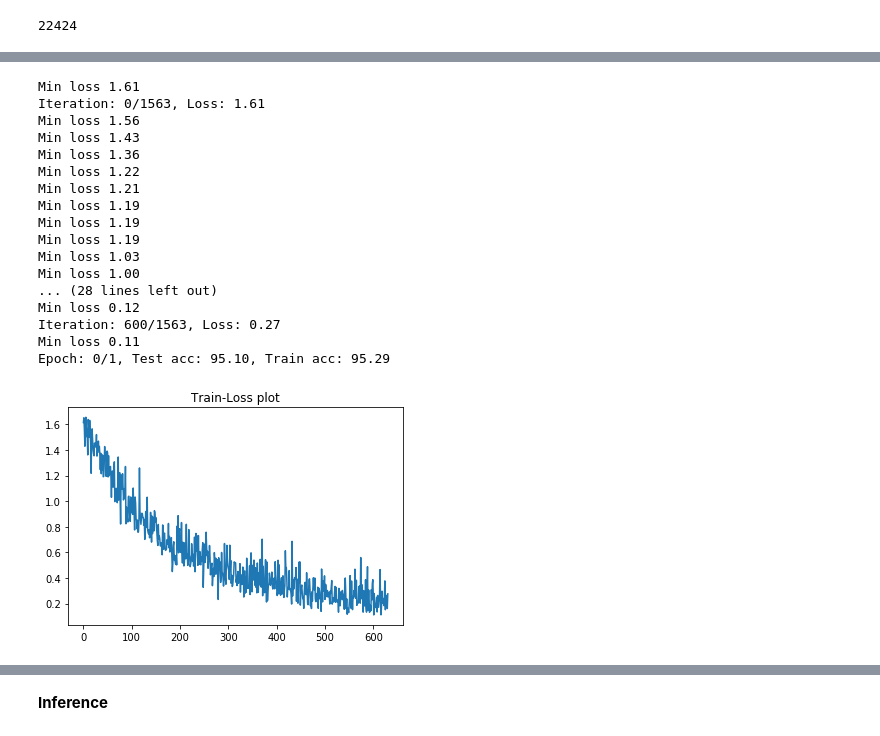
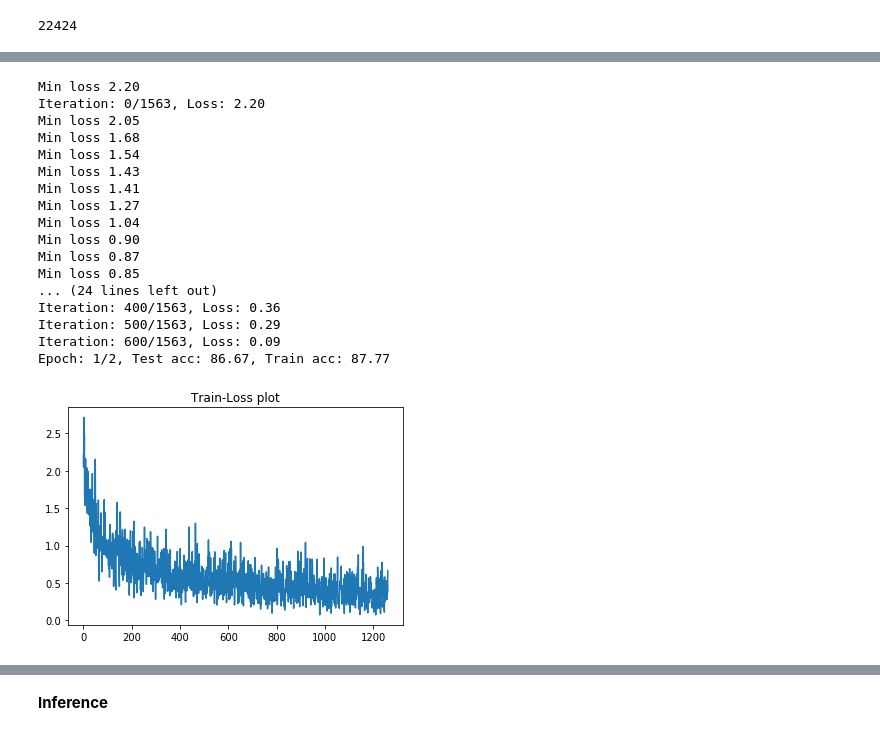
Before and after one commit to biku1998/Driver_Activity_Detection, a Jupyter notebook: Driver_activity_recognition.ipynb, the cells around one changed output, grey strips where cells are left out. Cells and saved outputs as stored; diff of their text form; code cells hidden in the pictures.

```diff
--- a/Driver_activity_recognition.ipynb
+++ b/Driver_activity_recognition.ipynb
@@ -74,7 +118,7 @@ cuda:0
 # %%
 transforms_full = transforms.Compose([
     transforms.Resize([256, 256]),
-    transforms.RandomCrop(224),
+    transforms.RandomCrop(128),
     transforms.RandomHorizontalFlip(),
     transforms.ToTensor()
     ])
@@ -86,7 +130,7 @@ len(full_data_dataset)
 # %% [output]
 22424
 # %%
-train_size = int(0.9 * len(full_data_dataset))
+train_size = int(0.8 * len(full_data_dataset))
 val_size = len(full_data_dataset) - train_size
 # %%
 train_data, validation_data = random_split(full_data_dataset, [train_size, val_size])
@@ -164,7 +206,7 @@ tensor([[ 0.3447, -0.0175, -0.0321,  0.1143,  0.1106,  0.0175, -0.3251, -0.2075,
 # %%
 def evaluation(dataloader, model):
     total, correct = 0, 0
-    for data in tqdm(dataloader,leave = False):
+    for data in tqdm(dataloader,leave = False,unit = " samples "):
         inputs, labels = data
         inputs, labels = inputs.to(device), labels.to(device)
         outputs = model(inputs)
@@ -263,41 +322,56 @@ model_resnet_50.load_state_dict(best_model_resent_50)
 torch.save(model_resnet_50.state_dict(),"./Models/resnet_50_stage_1.pth")
 # %%
 ####### STAGE - 2 Training ,load the trained one and re-train
+
+transforms_full = transforms.Compose([
+    transforms.Resize([512, 512]),
+    transforms.RandomCrop(224),
+    transforms.RandomHorizontalFlip(),
+    transforms.ToTensor()
+    ])
+
+full_data_dataset = torchvision.datasets.ImageFolder("./data/state-farm-distracted-driver-detection/imgs/train/",
+                                                     transform = transforms_full)
+
+train_size = int(0.9 * len(full_data_dataset))
+val_size = len(full_data_dataset) - train_size
+
+train_data, validation_data = random_split(full_data_dataset, [train_size, val_size])
 
 model_resnet_50 = MODEL_ZOO['resent_50'](use_pretrained = False,freeze_params = False)
 model_resnet_50 = model_resnet_50.to(device)
 
 model_resnet_50.load_state_dict(torch.load("./Models/resnet_50_stage_1.pth"))
 
 model_resnet_50.train()
 
 batch_size = 32
 batch_size_val = 32
-epochs = 1
+epochs = 2
 loss_fn = nn.CrossEntropyLoss()
-opt = optim.SGD(model_resnet_50.parameters(), lr=0.001,momentum = 0.6,weight_decay = 0.001)
+opt = optim.Adam(model_resnet_50.parameters(), lr=0.0001)
 
 train_loader = torch.utils.data.DataLoader(train_data,batch_size = batch_size,shuffle = True)
 val_loader = torch.utils.data.DataLoader(validation_data,batch_size = batch_size_val,shuffle = True)
 
 best_model_resent_50 = train(model_resnet_50,epochs,train_loader,val_loader,device)
 # %% [output]
-Min loss 1.61
-Iteration: 0/1563, Loss: 1.61
-Min loss 1.56
+Min loss 2.20
+Iteration: 0/1563, Loss: 2.20
+Min loss 2.05
+Min loss 1.68
+Min loss 1.54
 Min loss 1.43
-Min loss 1.36
-Min loss 1.22
-Min loss 1.21
-Min loss 1.19
-Min loss 1.19
-Min loss 1.19
-Min loss 1.03
-Min loss 1.00
-... (28 lines left out)
-Min loss 0.12
-Iteration: 600/1563, Loss: 0.27
-Min loss 0.11
-Epoch: 0/1, Test acc: 95.10, Train acc: 95.29
+Min loss 1.41
+Min loss 1.27
+Min loss 1.04
+Min loss 0.90
+Min loss 0.87
+Min loss 0.85
+... (24 lines left out)
+Iteration: 400/1563, Loss: 0.36
+Iteration: 500/1563, Loss: 0.29
+Iteration: 600/1563, Loss: 0.09
+Epoch: 1/2, Test acc: 86.67, Train acc: 87.77
-[figure, old version]
+[figure, new version]
 # %%
```
Also changed, not shown: parts of 17 cells of this notebook, 3 other files.
